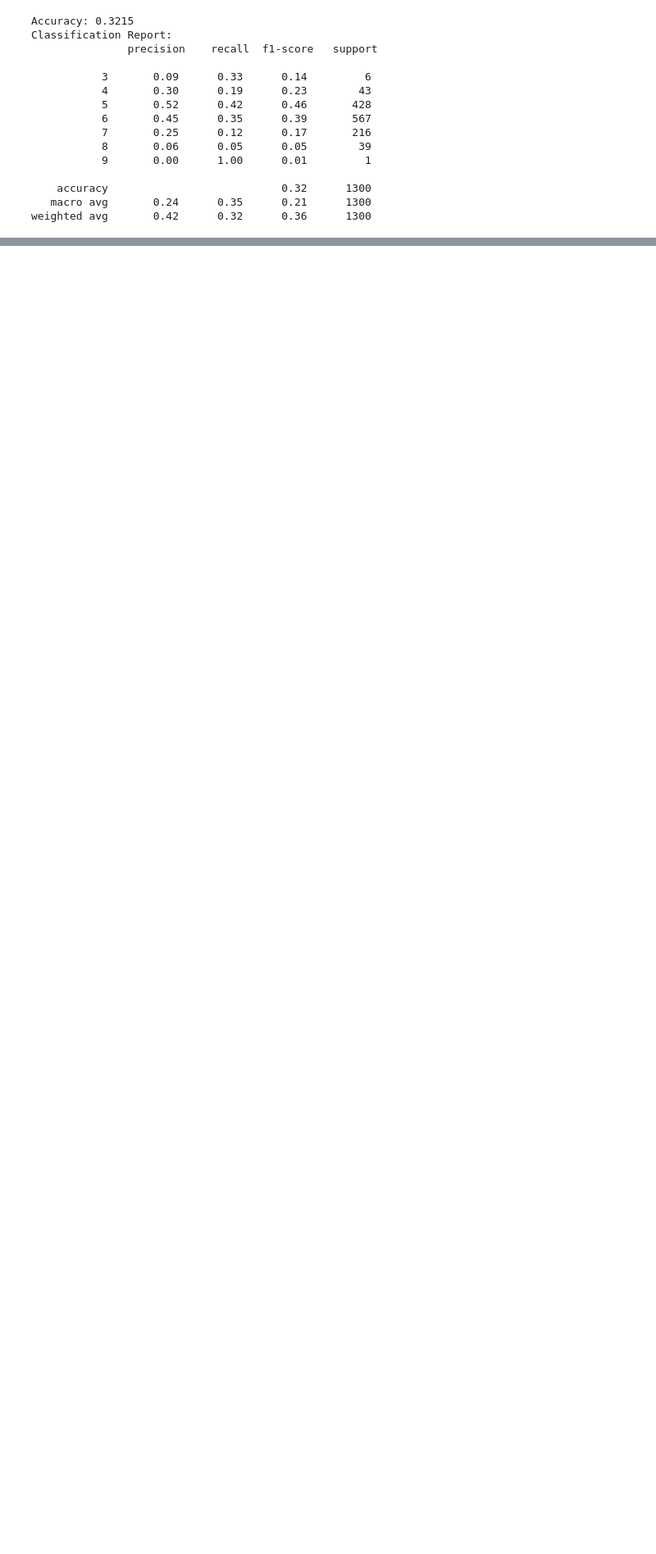
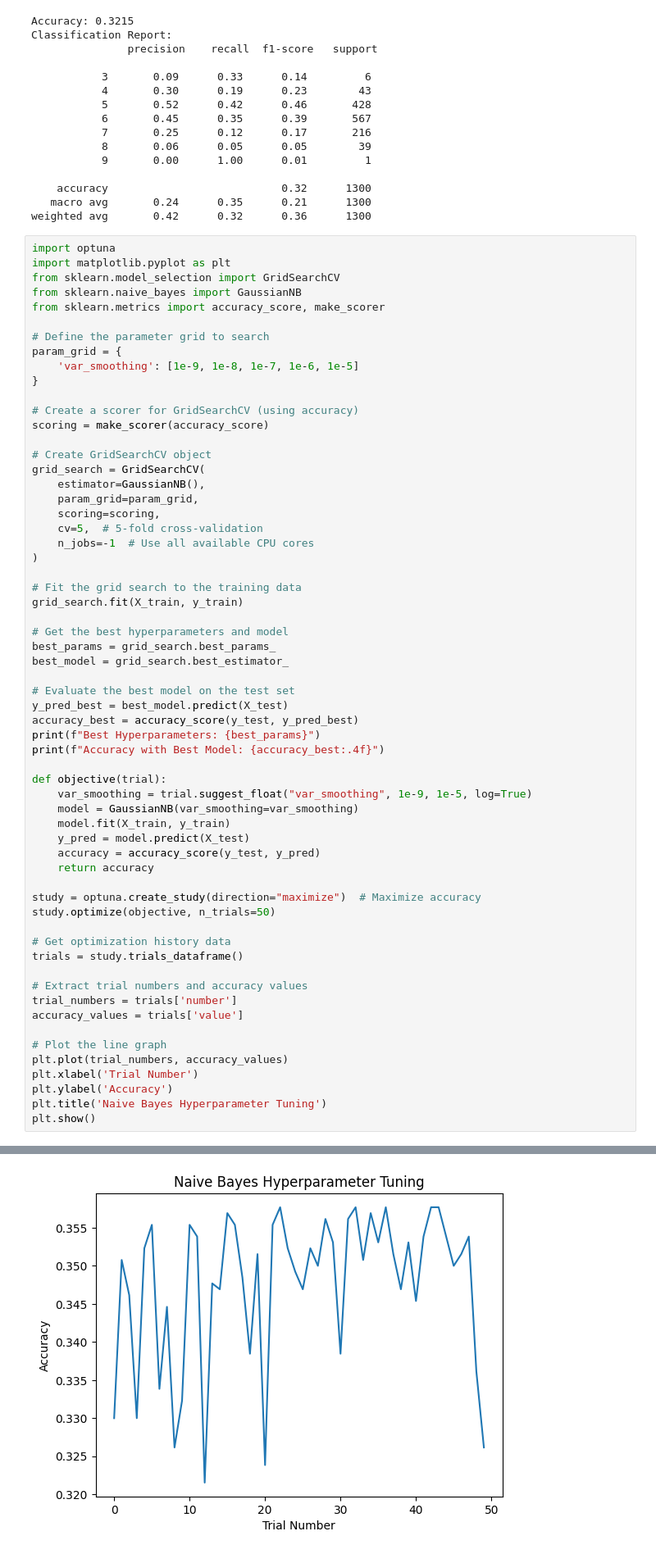
Before and after one commit to Gabriel-Ang/CSCI218-Group-63, a Jupyter notebook: Wine_Naive_Bayes.ipynb, the cells around one changed output, grey strips where cells are left out. Shown at 82% size. Saved outputs shown, nothing was run; the diff lists cells and outputs as text; blank space fills up the shorter version.

Commit message:
update wine_naive_bayes

```diff
--- a/Wine_Naive_Bayes.ipynb
+++ b/Wine_Naive_Bayes.ipynb
@@ -59,3 +59,65 @@ Classification Report:
     accuracy                           0.32      1300
    macro avg       0.24      0.35      0.21      1300
 weighted avg       0.42      0.32      0.36      1300
+# %%
+import optuna
+import matplotlib.pyplot as plt
+from sklearn.model_selection import GridSearchCV
+from sklearn.naive_bayes import GaussianNB
+from sklearn.metrics import accuracy_score, make_scorer
+
+# Define the parameter grid to search
+param_grid = {
+    'var_smoothing': [1e-9, 1e-8, 1e-7, 1e-6, 1e-5]
+}
+
+# Create a scorer for GridSearchCV (using accuracy)
+scoring = make_scorer(accuracy_score)
+
+# Create GridSearchCV object
+grid_search = GridSearchCV(
+    estimator=GaussianNB(),
+    param_grid=param_grid,
+    scoring=scoring,
+    cv=5,  # 5-fold cross-validation
+    n_jobs=-1  # Use all available CPU cores
+)
+
+# Fit the grid search to the training data
+grid_search.fit(X_train, y_train)
+
+# Get the best hyperparameters and model
+best_params = grid_search.best_params_
+best_model = grid_search.best_estimator_
+
+# Evaluate the best model on the test set
+y_pred_best = best_model.predict(X_test)
+accuracy_best = accuracy_score(y_test, y_pred_best)
+print(f"Best Hyperparameters: {best_params}")
+print(f"Accuracy with Best Model: {accuracy_best:.4f}")
+
+def objective(trial):
+    var_smoothing = trial.suggest_float("var_smoothing", 1e-9, 1e-5, log=True)
+    model = GaussianNB(var_smoothing=var_smoothing)
+    model.fit(X_train, y_train)
+    y_pred = model.predict(X_test)
+    accuracy = accuracy_score(y_test, y_pred)
+    return accuracy
+
+study = optuna.create_study(direction="maximize")  # Maximize accuracy
+study.optimize(objective, n_trials=50)
+
+# Get optimization history data
+trials = study.trials_dataframe()
+
+# Extract trial numbers and accuracy values
+trial_numbers = trials['number']
+accuracy_values = trials['value']
+
+# Plot the line graph
+plt.plot(trial_numbers, accuracy_values)
+plt.xlabel('Trial Number')
+plt.ylabel('Accuracy')
+plt.title('Naive Bayes Hyperparameter Tuning')
+plt.show()
+# %% [output]
@@ -61,0 +160 @@ weighted avg       0.42      0.32      0.36      1300
+[figure, added]
```
Also changed, not shown: parts of 2 cells of this notebook.
